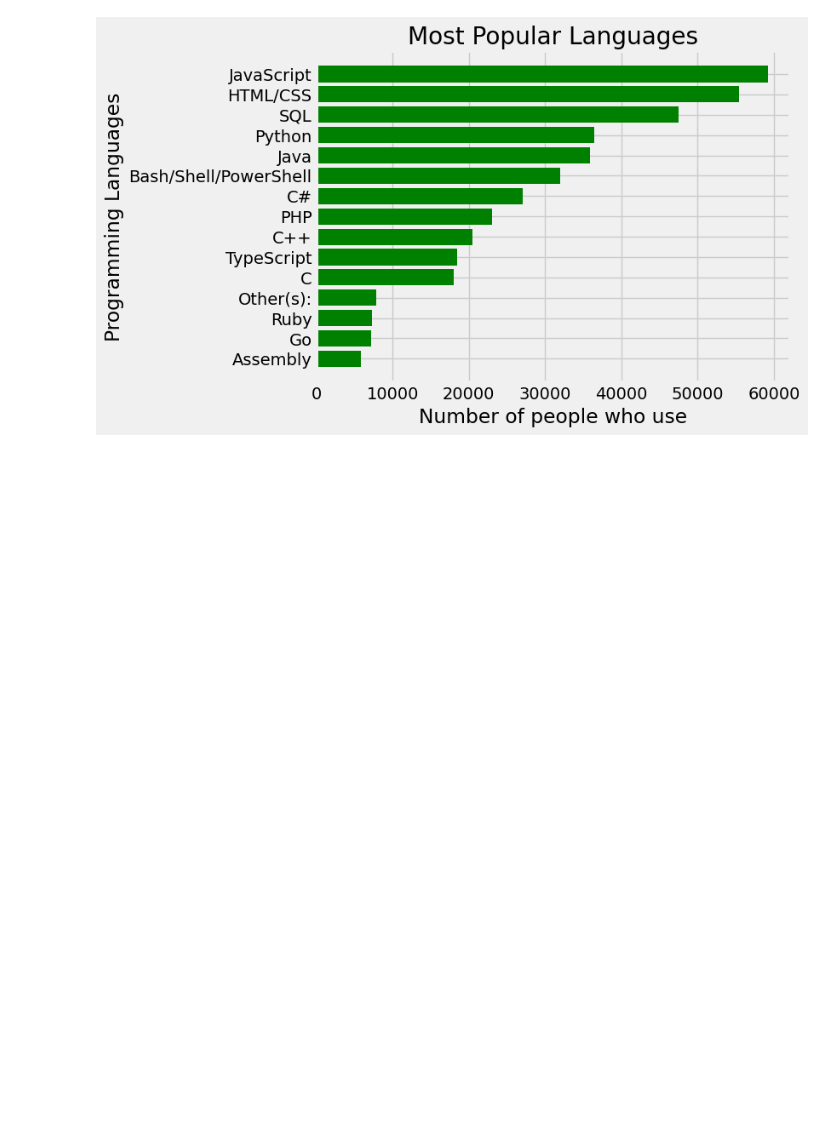
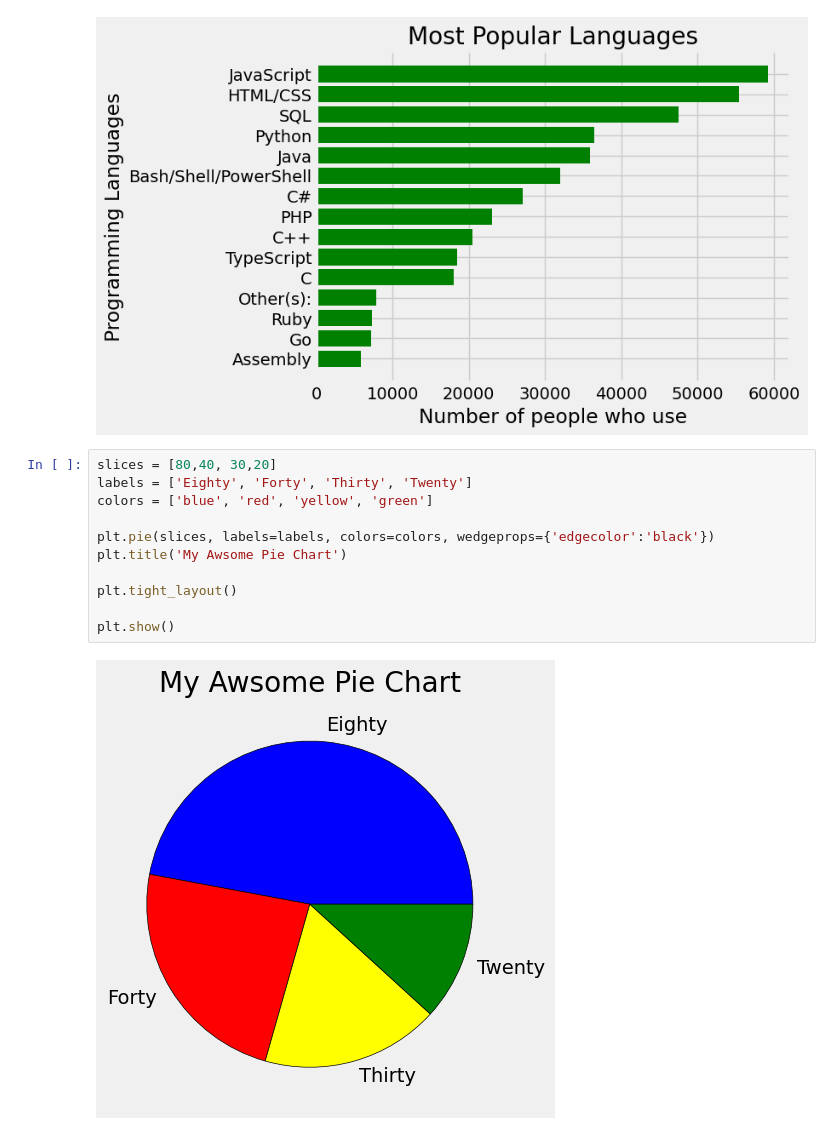
Before and after one commit to shayantimes/matplotlib-course, a Jupyter notebook: mpl_demo.ipynb, the cells around one changed output. Drawn from its saved outputs; the diff is of its cells as text; blank space fills up the shorter version.

Commit message:
Pie Chart edition

```diff
--- a/mpl_demo.ipynb
+++ b/mpl_demo.ipynb
@@ -106,3 +106,16 @@ plt.xlabel("Number of people who use")
 plt.show()
 # %% [output]
 [figure]
+# %%
+slices = [80,40, 30,20]
+labels = ['Eighty', 'Forty', 'Thirty', 'Twenty']
+colors = ['blue', 'red', 'yellow', 'green']
+
+plt.pie(slices, labels=labels, colors=colors, wedgeprops={'edgecolor':'black'})
+plt.title('My Awsome Pie Chart')
+
+plt.tight_layout()
+
+plt.show()
+# %% [output]
+[figure, added]
```
Also changed, not shown: parts of 1 cell of this notebook.
